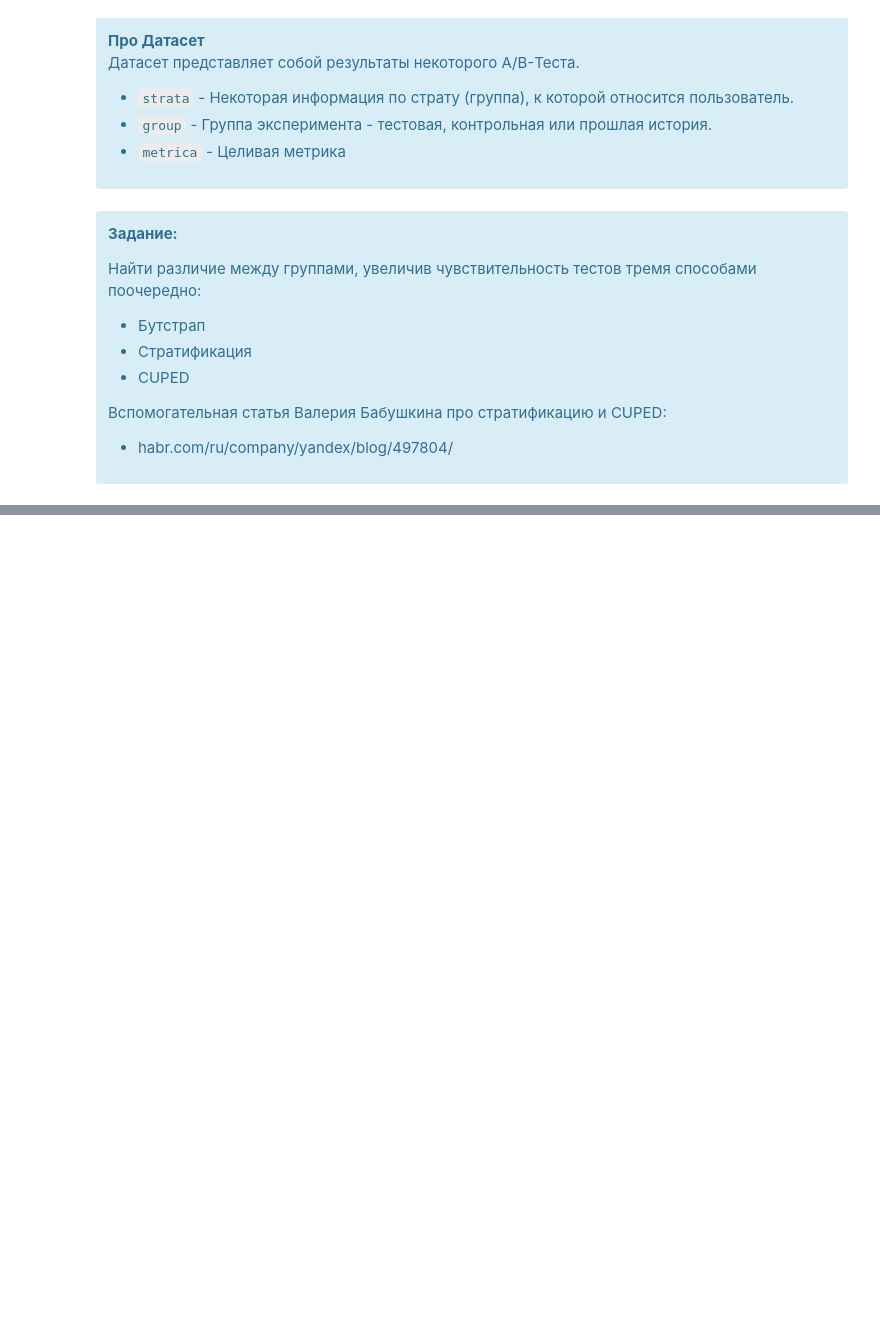
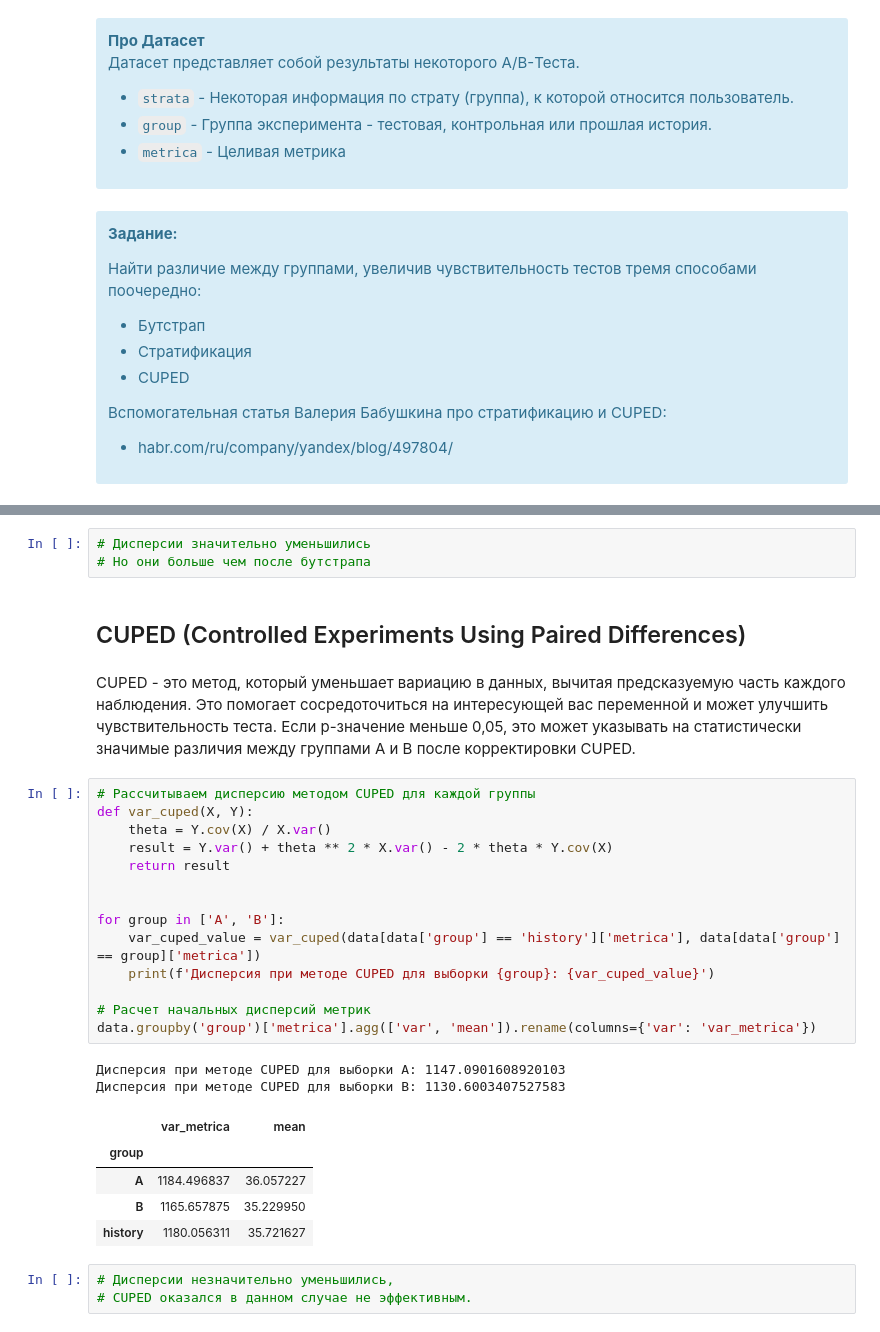
Before and after one commit to Andre-1970/Introduction_to_the_specialty_and_tools_for_working_with_data, a Jupyter notebook: M7_HW.ipynb, the cells around one changed output, grey strips where cells are left out. Drawn from its saved outputs; the diff is of its cells as text; blank space fills up the shorter version.

```diff
--- a/M7_HW.ipynb
+++ b/M7_HW.ipynb
@@ -91,0 +200,32 @@ p-value: 0.043548698365134406
+# %%
+# Дисперсии значительно уменьшились
+# Но они больше чем после бутстрапа
+# %% [markdown]
+## CUPED (Controlled Experiments Using Paired Differences)
+# %% [markdown]
+CUPED - это метод, который уменьшает вариацию в данных, вычитая предсказуемую часть каждого наблюдения. Это помогает сосредоточиться на интересующей вас переменной и может улучшить чувствительность теста. Если p-значение меньше 0,05, это может указывать на статистически значимые различия между группами A и B после корректировки CUPED.
+# %%
+# Рассчитываем дисперсию методом CUPED для каждой группы
+def var_cuped(X, Y):
+    theta = Y.cov(X) / X.var()
+    result = Y.var() + theta ** 2 * X.var() - 2 * theta * Y.cov(X)
+    return result
+
+
+for group in ['A', 'B']:
+    var_cuped_value = var_cuped(data[data['group'] == 'history']['metrica'], data[data['group'] == group]['metrica'])
+    print(f'Дисперсия при методе CUPED для выборки {group}: {var_cuped_value}')
+
+# Расчет начальных дисперсий метрик
+data.groupby('group')['metrica'].agg(['var', 'mean']).rename(columns={'var': 'var_metrica'})
+# %% [output]
+Дисперсия при методе CUPED для выборки A: 1147.0901608920103
+Дисперсия при методе CUPED для выборки B: 1130.6003407527583
+|  | var_metrica | mean |
+| group |  |  |
+| A | 1184.496837 | 36.057227 |
+| B | 1165.657875 | 35.229950 |
+| history | 1180.056311 | 35.721627 |
+# %%
+# Дисперсии незначительно уменьшились,
+# CUPED оказался в данном случае не эффективным.
```
Also changed, not shown: parts of 16 cells of this notebook.
